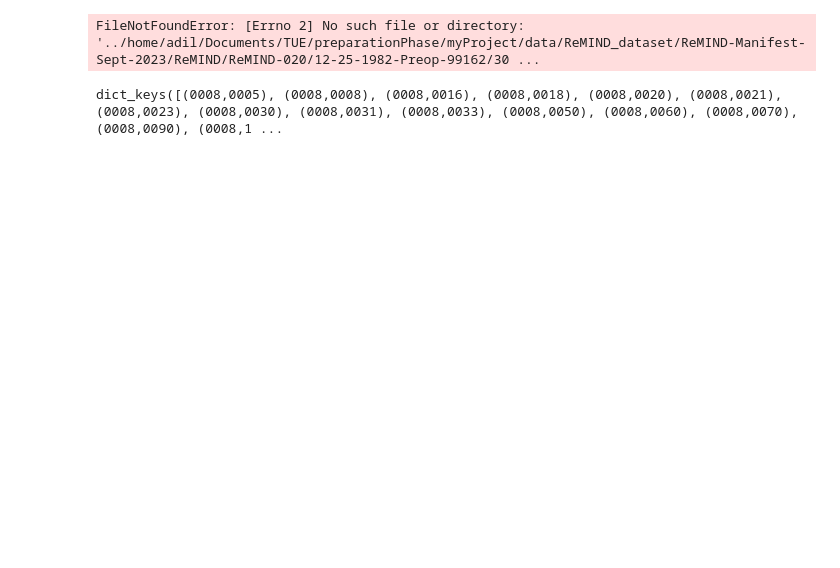
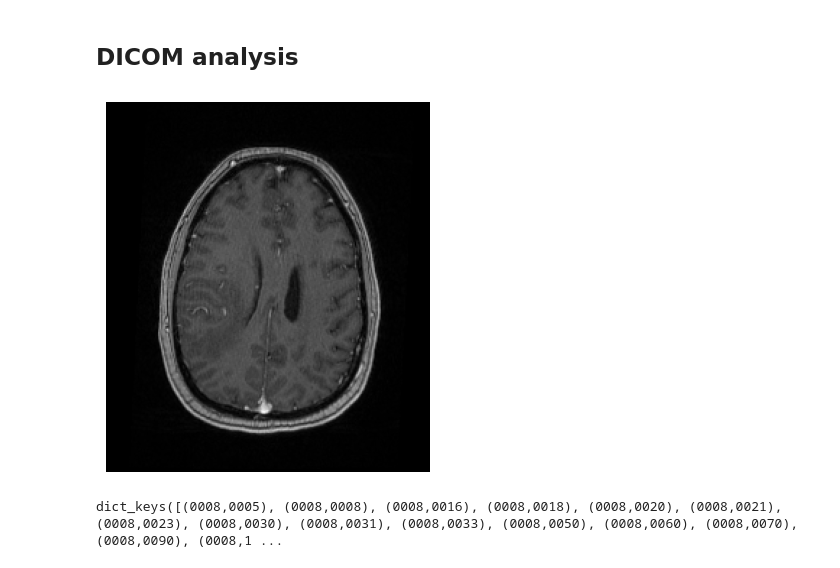
Before and after one commit to adiljahouh/Thesis-Change-Detection-in-MRI, a Jupyter notebook: notebooks/remind_data.ipynb, the cells around one changed output. Drawn from its saved outputs; the diff is of its cells as text; code cells hidden in the pictures; blank space fills up the shorter version.

```diff
--- a/notebooks/remind_data.ipynb
+++ b/notebooks/remind_data.ipynb
@@ -3,6 +3,8 @@ import pydicom
 import matplotlib.pyplot as plt
 # SOURCE SCRIPTS
 #https://github.com/ReubenDo/ReMIND/
+# %% [markdown]
+## DICOM analysis
 # %%
 def main(id=70):
     # Load the DICOM file
@@ -16,14 +18,14 @@ def main(id=70):
     return t1_contrast_pre_dicom, t1_contrast_intra_dicom, tumor_dicom
 # %%
 pre, post, tumor = main(63)
-plt.imshow(tumor.pixel_array[:, :, 63], cmap='jet', alpha=0.9)  # Overlay the 'tumor' with transparency
+plt.imshow(tumor.pixel_array[:, :, 33], cmap='jet', alpha=0.9)  # Overlay the 'tumor' with transparency
 
 plt.imshow(pre.pixel_array, cmap='gray')  # Display the grayscale 'pre' image
 
 plt.axis('off')  # Remove axis
 plt.show()  # Display both images
 # %% [output]
-FileNotFoundError: [Errno 2] No such file or directory: '../home/adil/Documents/TUE/preparationPhase/myProject/data/ReMIND_dataset/ReMIND-Manifest-Sept-2023/ReMIND/ReMIND-020/12-25-1982-Preop-99162/30 ...
+[figure, added]
 # %%
 tumor.keys()
 # %% [output]
```
Also changed, not shown: parts of 14 cells of this notebook, 2 other files.
